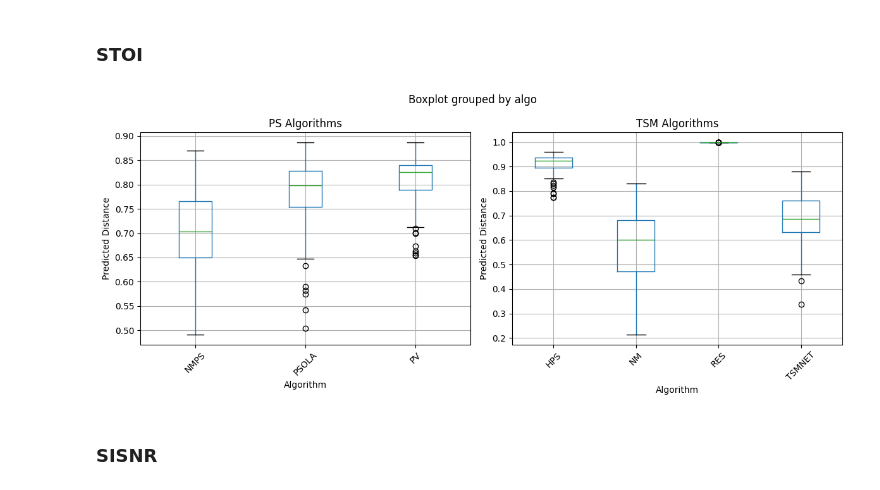
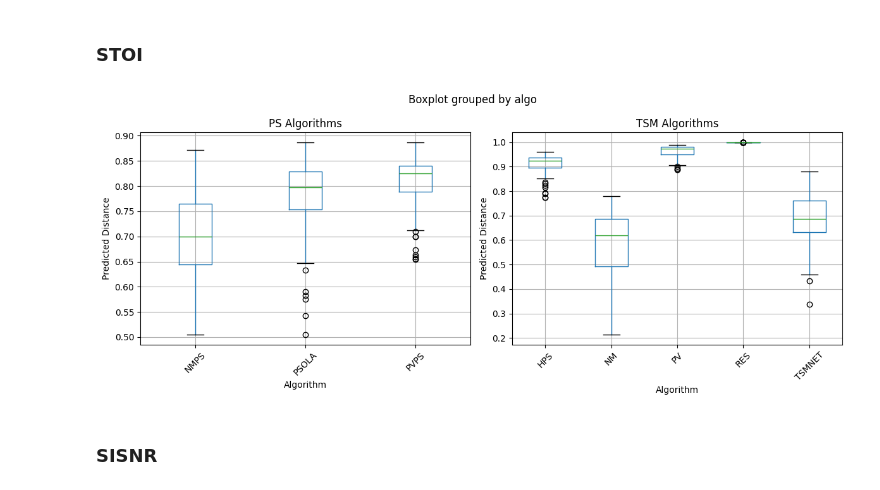
Before and after one commit to mariapolak/SMC10, a Jupyter notebook: plot_metrics.ipynb, the cells around one changed output. Cells and saved outputs as stored; diff of their text form; code cells hidden in the pictures.

Commit message:
Evaluation NISQA update

```diff
--- a/plot_metrics.ipynb
+++ b/plot_metrics.ipynb
@@ -2,5 +2,19 @@
 import matplotlib.pyplot as plt
 import pandas as pd
 import glob
+# %%
+def get_ps_tsm_dataframes_csv(file_pattern: str) -> tuple[list[pd.DataFrame], list[pd.DataFrame]]:
+    """
+    Get the dataframes for the PS and TSM data from the files that match the pattern.
+    """
+    df = pd.DataFrame({})
+    for file in glob.iglob(file_pattern):
+        df_tmp = pd.read_csv(file)
+        df = pd.concat([df, df_tmp], ignore_index=True)
+
+    df_ps = df[df['type'] == 'ps'].reset_index(drop=True)
+    df_tsm = df[df['type'] == 'tsm'].reset_index(drop=True)
+
+    return  df_ps, df_tsm
 # %% [markdown]
 ### STOI
@@ -16,21 +21,22 @@ df_tsm = df[df['type'] == 'tsm'].reset_index(drop=True)
 # %%
+df_stoi_ps, df_stoi_tsm = get_ps_tsm_dataframes_csv("evaluation/objective/stoi/*.csv")
 fig, axes = plt.subplots(1, 2, figsize=(12, 5))
 
 # Boxplot for df_ps
-df_ps.boxplot(by='algo', column='pred_distance', rot=45, ax=axes[0])
+df_stoi_ps.boxplot(by='algo', column='pred_distance', rot=45, ax=axes[0])
 axes[0].set_title('PS Algorithms')
 axes[0].set_xlabel('Algorithm')
 axes[0].set_ylabel('Predicted Distance')
 
 # Boxplot for df_tsm
-df_tsm.boxplot(by='algo', column='pred_distance', rot=45, ax=axes[1])
+df_stoi_tsm.boxplot(by='algo', column='pred_distance', rot=45, ax=axes[1])
 axes[1].set_title('TSM Algorithms')
 axes[1].set_xlabel('Algorithm')
 axes[1].set_ylabel('Predicted Distance')
 
 plt.tight_layout()
 plt.show()
 # %% [output]
-[figure, old version]
+[figure, new version]
 # %% [markdown]
 ### SISNR
```
Also changed, not shown: parts of 10 cells of this notebook, 17 other files.
